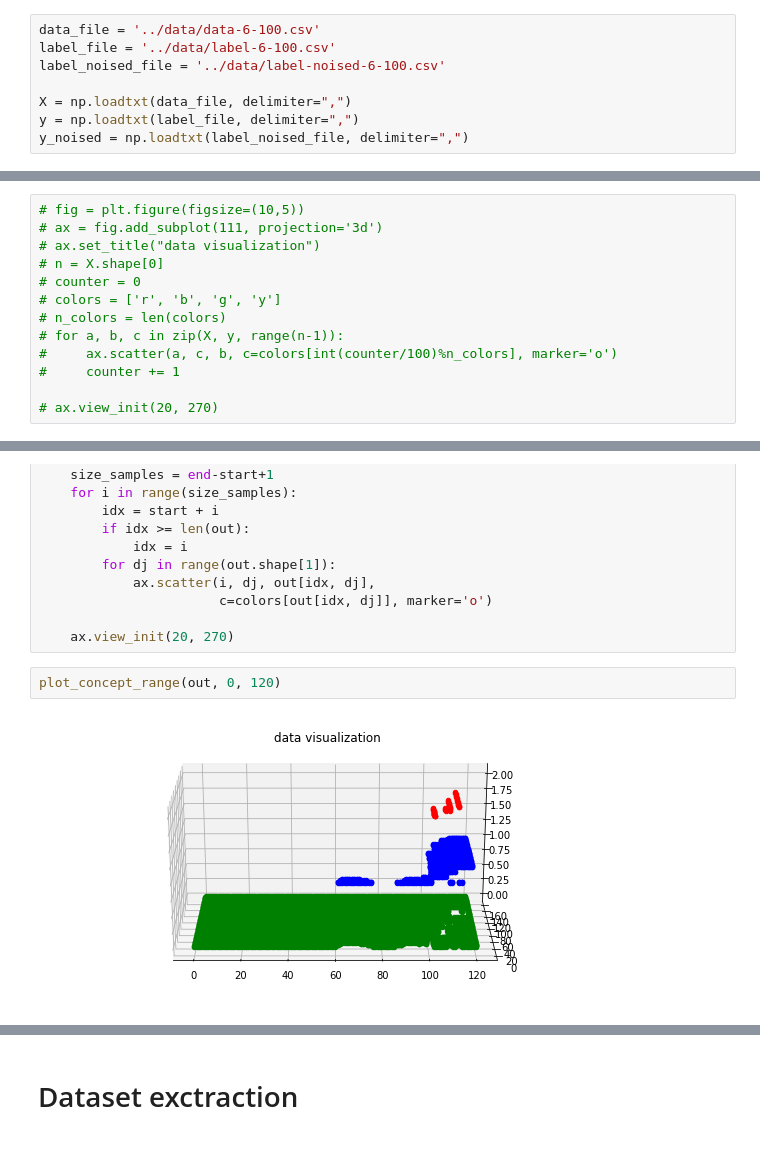
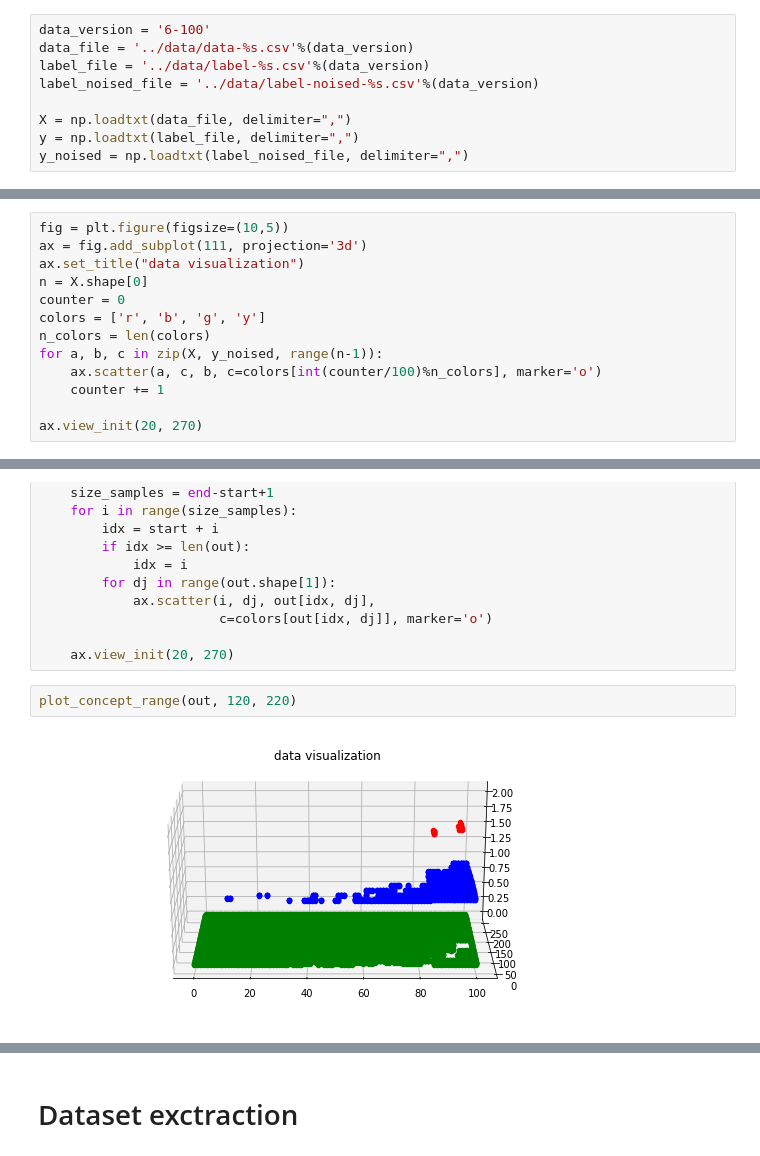
Before and after one commit to sathouel/concept_drift_detection, a Jupyter notebook: code/main.ipynb, the cells around one changed output, grey strips where cells are left out. Drawn from its saved outputs; the diff is of its cells as text.

```diff
--- a/code/main.ipynb
+++ b/code/main.ipynb
@@ -2,9 +2,10 @@
 from detectors import *
 import numpy as np
 # %%
-data_file = '../data/data-6-100.csv'
-label_file = '../data/label-6-100.csv'
-label_noised_file = '../data/label-noised-6-100.csv'
+data_version = '6-100'
+data_file = '../data/data-%s.csv'%(data_version)
+label_file = '../data/label-%s.csv'%(data_version)
+label_noised_file = '../data/label-noised-%s.csv'%(data_version)
 
 X = np.loadtxt(data_file, delimiter=",")
 y = np.loadtxt(label_file, delimiter=",")
@@ -25,13 +26,13 @@ from mpl_toolkits.mplot3d import Axes3D
 # %%
-# fig = plt.figure(figsize=(10,5))
-# ax = fig.add_subplot(111, projection='3d')
-# ax.set_title("data visualization")
-# n = X.shape[0]
-# counter = 0
-# colors = ['r', 'b', 'g', 'y']
-# n_colors = len(colors)
-# for a, b, c in zip(X, y, range(n-1)):
-#     ax.scatter(a, c, b, c=colors[int(counter/100)%n_colors], marker='o')
-#     counter += 1
+fig = plt.figure(figsize=(10,5))
+ax = fig.add_subplot(111, projection='3d')
+ax.set_title("data visualization")
+n = X.shape[0]
+counter = 0
+colors = ['r', 'b', 'g', 'y']
+n_colors = len(colors)
+for a, b, c in zip(X, y_noised, range(n-1)):
+    ax.scatter(a, c, b, c=colors[int(counter/100)%n_colors], marker='o')
+    counter += 1
 
-# ax.view_init(20, 270)
+ax.view_init(20, 270)
@@ -170,6 +151,6 @@ def plot_concept_range(out, start, end, subplot=111):
 
     ax.view_init(20, 270)
 # %%
-plot_concept_range(out, 0, 120)
+plot_concept_range(out, 120, 220)
 # %% [output]
-[figure, old version]
+[figure, new version]
```
Also changed, not shown: parts of 15 cells of this notebook, 2 other files.
